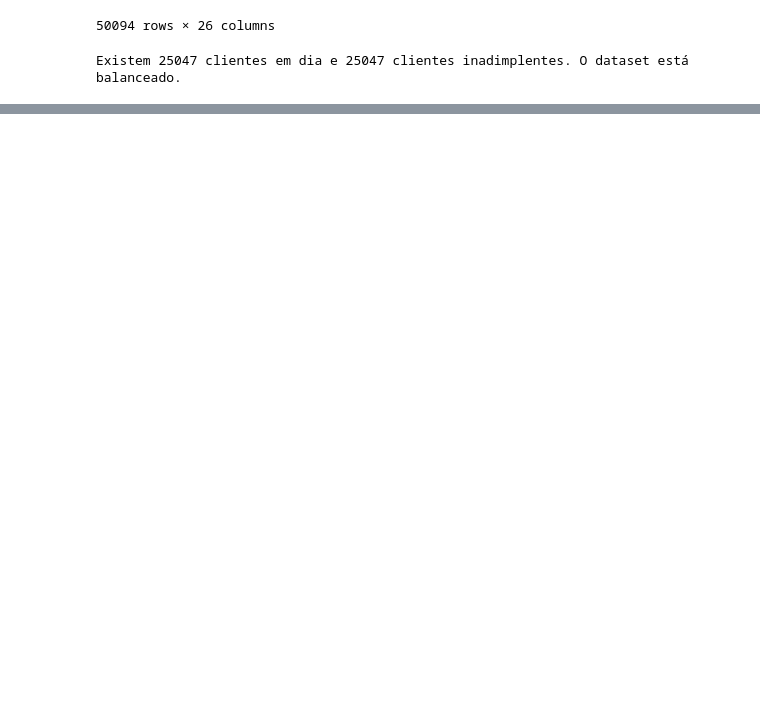
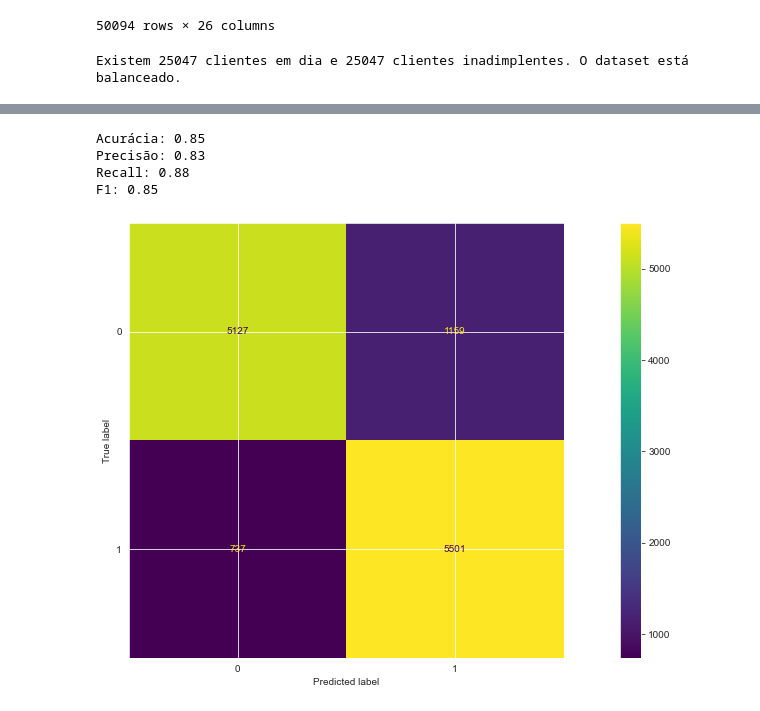
Before and after one commit to mavenceslau/Challenge-Data-Science-Alura-Cash, a Jupyter notebook: notebooks/Notebook_03_Modelos_Machine_Learning.ipynb, the cells around one changed output, grey strips where cells are left out. Cells and saved outputs as stored; diff of their text form; code cells hidden in the pictures; blank space fills up the shorter version.

```diff
--- a/notebooks/Notebook_03_Modelos_Machine_Learning.ipynb
+++ b/notebooks/Notebook_03_Modelos_Machine_Learning.ipynb
@@ -135,0 +251,11 @@ Existem 25047 clientes em dia e 25047 clientes inadimplentes. O dataset está ba
+# %%
+dt = DecisionTreeClassifier(max_depth = 5, random_state = SEED)
+y_predito_dt = classificador(dt, treino_x, teste_x, treino_y)
+# %%
+metricas(y_predito_dt, teste_y)
+# %% [output]
+Acurácia: 0.85
+Precisão: 0.83
+Recall: 0.88
+F1: 0.85
+[figure, added]
```
Also changed, not shown: parts of 38 cells of this notebook, 2 other files.
